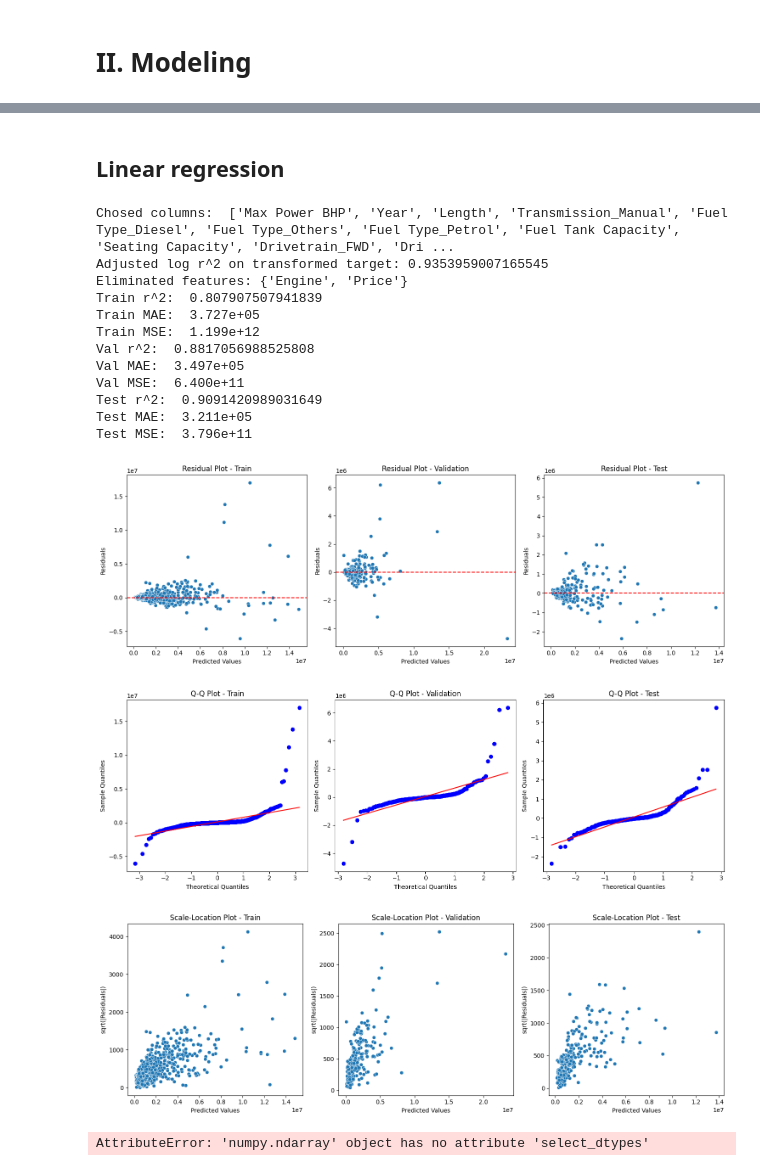
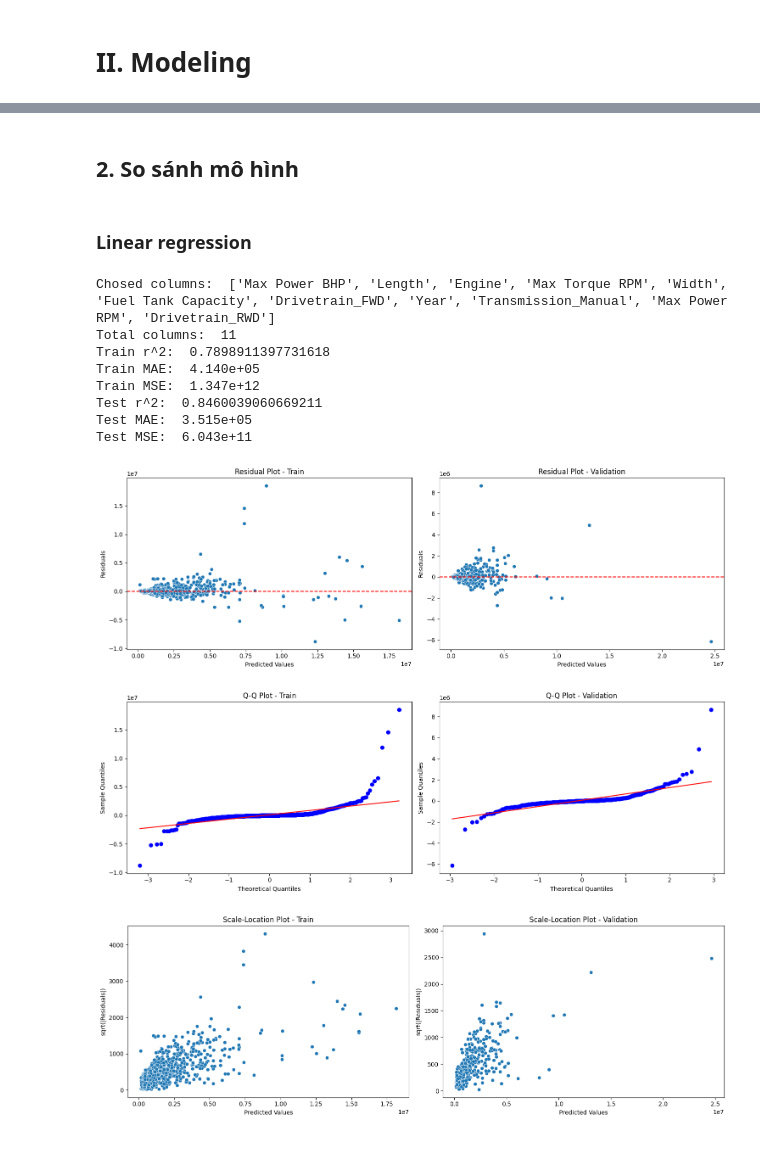
Before and after one commit to p1neapplechoco/LAB1-MML, a Jupyter notebook: preprocess_final.ipynb, the cells around one changed output, grey strips where cells are left out. Cells and saved outputs as stored; diff of their text form; code cells hidden in the pictures.

```diff
--- a/preprocess_final.ipynb
+++ b/preprocess_final.ipynb
@@ -204,71 +188,63 @@ Test 0.9128191863441072
 # %%
 
 from sklearn.metrics import mean_squared_error, r2_score, mean_absolute_error
-def testing(linear=True, deg=2):
+def testing(subcols, linear=True, deg=2, auto_selection = True, model_type=None):
     if linear:
         model = StandardRegression()
     else:
-        model = PolynomialRegression(degree=deg)
+        model = model_type(degree=deg)
 
-    train = model.transform_features(train_df)
-    val = model.transform_features(val_df)
-    test = model.transform_features(test_df)
+    train = model.transform_features(train_df.drop('Price', axis=1))
+    test = model.transform_features(test_df.drop('Price', axis=1))
 
-    subcols, r2 = FeatureSelection.forward_selection_r2(
-        train,
-        oneHotCols=oneHotCols,
-        target='Price',
-        model_type=model_type
-    )
+    train['Price'] = train_df['Price']
+    test['Price'] = test_df['Price']
+
+    if auto_selection:
+        subcols, r2 = FeatureSelection.forward_selection_r2(
+            train[subcols + ['Price']],
+            oneHotCols=oneHotCols,
+            target='Price',
+            model = model
+        )
+        print('Adjusted log r^2 on transformed target:', r2)
+        print('Eliminated features:', set(train.columns.to_list()) - set(subcols))
 
     print('Chosed columns: ', subcols)
-    print('Adjusted log r^2 on transformed target:', r2)
-    print('Eliminated features:', set(train.columns.to_list()) - set(subcols))
+    print('Total columns: ', len(subcols))
 
     model.fit(train[subcols], train['Price'])
     y_train = np.exp(train['Price'])
-    y_val = np.exp(val['Price'])
     y_test = np.exp(test['Price'])
     y_train_pred = np.exp(model.predict(train[subcols]))
-    y_val_pred = np.exp(model.predict(val[subcols]))
     y_test_pred = np.exp(model.predict(test[subcols]))
 
     print('Train r^2: ', r2_score(y_train, y_train_pred))
     print('Train MAE: ', f"{mean_absolute_error(y_train, y_train_pred):.3e}")
     print('Train MSE: ', f"{mean_squared_error(y_train, y_train_pred):.3e}")
 
-    print('Val r^2: ', r2_score(y_val, y_val_pred))
-    print('Val MAE: ', f"{mean_absolute_error(y_val, y_val_pred):.3e}")
-    print('Val MSE: ', f"{mean_squared_error(y_val, y_val_pred):.3e}")
-
     print('Test r^2: ', r2_score(y_test, y_test_pred))
     print('Test MAE: ', f"{mean_absolute_error(y_test, y_test_pred):.3e}")
     print('Test MSE: ', f"{mean_squared_error(y_test, y_test_pred):.3e}")
 
-    Visualizer.residual_plot([y_train, y_train_pred], [y_val, y_val_pred], [y_test, y_test_pred])
-    Visualizer.qq_plot((y_train, y_train_pred), (y_val, y_val_pred), (y_test, y_test_pred))
-    Visualizer.scale_location_plot((y_train, y_train_pred), (y_val, y_val_pred), (y_test, y_test_pred))
+    Visualizer.residual_plot([y_train, y_train_pred], [y_test, y_test_pred])
+    Visualizer.qq_plot((y_train, y_train_pred), (y_test, y_test_pred))
+    Visualizer.scale_location_plot((y_train, y_train_pred), (y_test, y_test_pred))
-# %% [markdown]
-## Linear regression
+# %% [markdown]
+## 2. So sánh mô hình
+# %% [markdown]
+### Linear regression
 # %%
-testing()
+testing(subcols=subcols, linear=True, auto_selection=False)
 # %% [output]
-Chosed columns:  ['Max Power BHP', 'Year', 'Length', 'Transmission_Manual', 'Fuel Type_Diesel', 'Fuel Type_Others', 'Fuel Type_Petrol', 'Fuel Tank Capacity', 'Seating Capacity', 'Drivetrain_FWD', 'Dri ...
-Adjusted log r^2 on transformed target: 0.9353959007165545
-Eliminated features: {'Engine', 'Price'}
-Train r^2:  0.807907507941839
-Train MAE:  3.727e+05
-Train MSE:  1.199e+12
-Val r^2:  0.8817056988525808
-Val MAE:  3.497e+05
-Val MSE:  6.400e+11
-Test r^2:  0.9091420989031649
-Test MAE:  3.211e+05
-Test MSE:  3.796e+11
+Chosed columns:  ['Max Power BHP', 'Length', 'Engine', 'Max Torque RPM', 'Width', 'Fuel Tank Capacity', 'Drivetrain_FWD', 'Year', 'Transmission_Manual', 'Max Power RPM', 'Drivetrain_RWD']
+Total columns:  11
+Train r^2:  0.7898911397731618
+Train MAE:  4.140e+05
+Train MSE:  1.347e+12
+Test r^2:  0.8460039060669211
+Test MAE:  3.515e+05
+Test MSE:  6.043e+11
-[figure, old version]
+[figure, new version]
-[figure, old version]
+[figure, new version]
-[figure, old version]
+[figure, new version]
-# %%
-testing(linear=False, deg=2)
-# %% [output]
-AttributeError: 'numpy.ndarray' object has no attribute 'select_dtypes'
```
Also changed, not shown: parts of 28 cells of this notebook, 4 other files.
